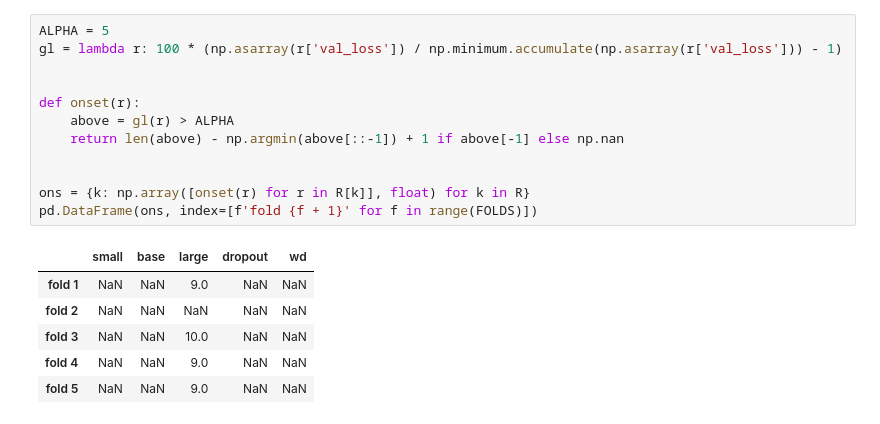
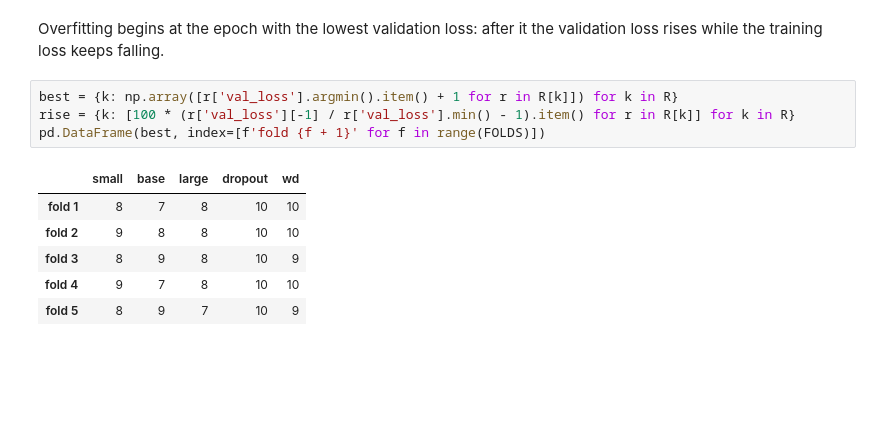
Before and after one commit to AxelFridman/HW3_ML_NN, a Jupyter notebook: 2_overfitting.ipynb, the cells around one changed output. Drawn from its saved outputs; the diff is of its cells as text; blank space fills up the shorter version.

```diff
--- a/2_overfitting.ipynb
+++ b/2_overfitting.ipynb
@@ -22,20 +19,15 @@ above the best value seen so far. Overfitting starts at the first epoch from whi
-# %%
-ALPHA = 5
-gl = lambda r: 100 * (np.asarray(r['val_loss']) / np.minimum.accumulate(np.asarray(r['val_loss'])) - 1)
-
-
-def onset(r):
-    above = gl(r) > ALPHA
-    return len(above) - np.argmin(above[::-1]) + 1 if above[-1] else np.nan
-
-
-ons = {k: np.array([onset(r) for r in R[k]], float) for k in R}
-pd.DataFrame(ons, index=[f'fold {f + 1}' for f in range(FOLDS)])
-# %% [output]
-|  | small | base | large | dropout | wd |
-| fold 1 | NaN | NaN | 9.0 | NaN | NaN |
-| fold 2 | NaN | NaN | NaN | NaN | NaN |
-| fold 3 | NaN | NaN | 10.0 | NaN | NaN |
-| fold 4 | NaN | NaN | 9.0 | NaN | NaN |
-| fold 5 | NaN | NaN | 9.0 | NaN | NaN |
+# %% [markdown]
+Overfitting begins at the epoch with the lowest validation loss: after it the validation loss rises while the training
+loss keeps falling.
+# %%
+best = {k: np.array([r['val_loss'].argmin().item() + 1 for r in R[k]]) for k in R}
+rise = {k: [100 * (r['val_loss'][-1] / r['val_loss'].min() - 1).item() for r in R[k]] for k in R}
+pd.DataFrame(best, index=[f'fold {f + 1}' for f in range(FOLDS)])
+# %% [output]
+|  | small | base | large | dropout | wd |
+| fold 1 | 8 | 7 | 8 | 10 | 10 |
+| fold 2 | 9 | 8 | 8 | 10 | 10 |
+| fold 3 | 8 | 9 | 8 | 10 | 9 |
+| fold 4 | 9 | 7 | 8 | 10 | 10 |
+| fold 5 | 8 | 9 | 7 | 10 | 9 |
 # %%
```
Also changed, not shown: parts of 7 cells of this notebook, 1 other file.
